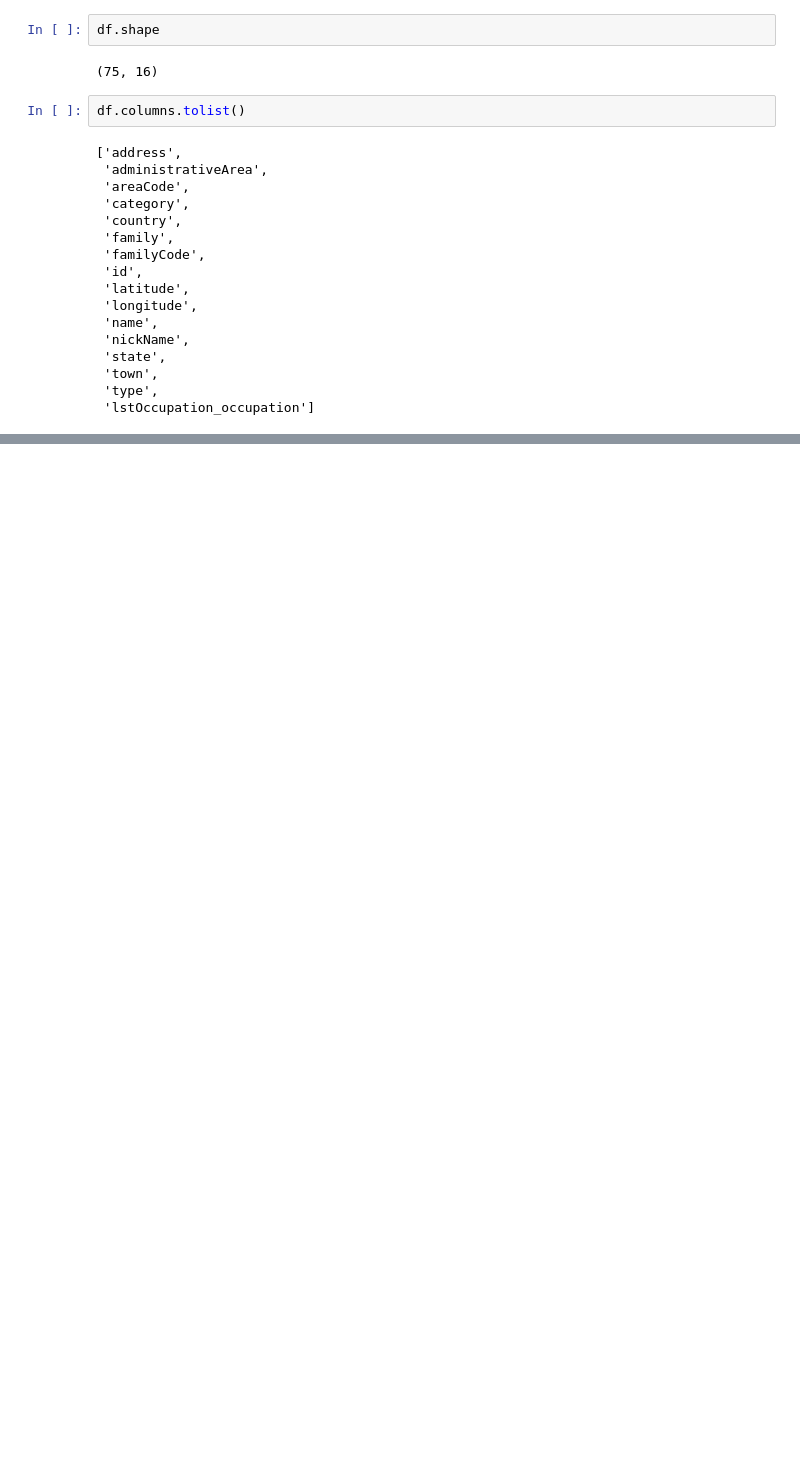
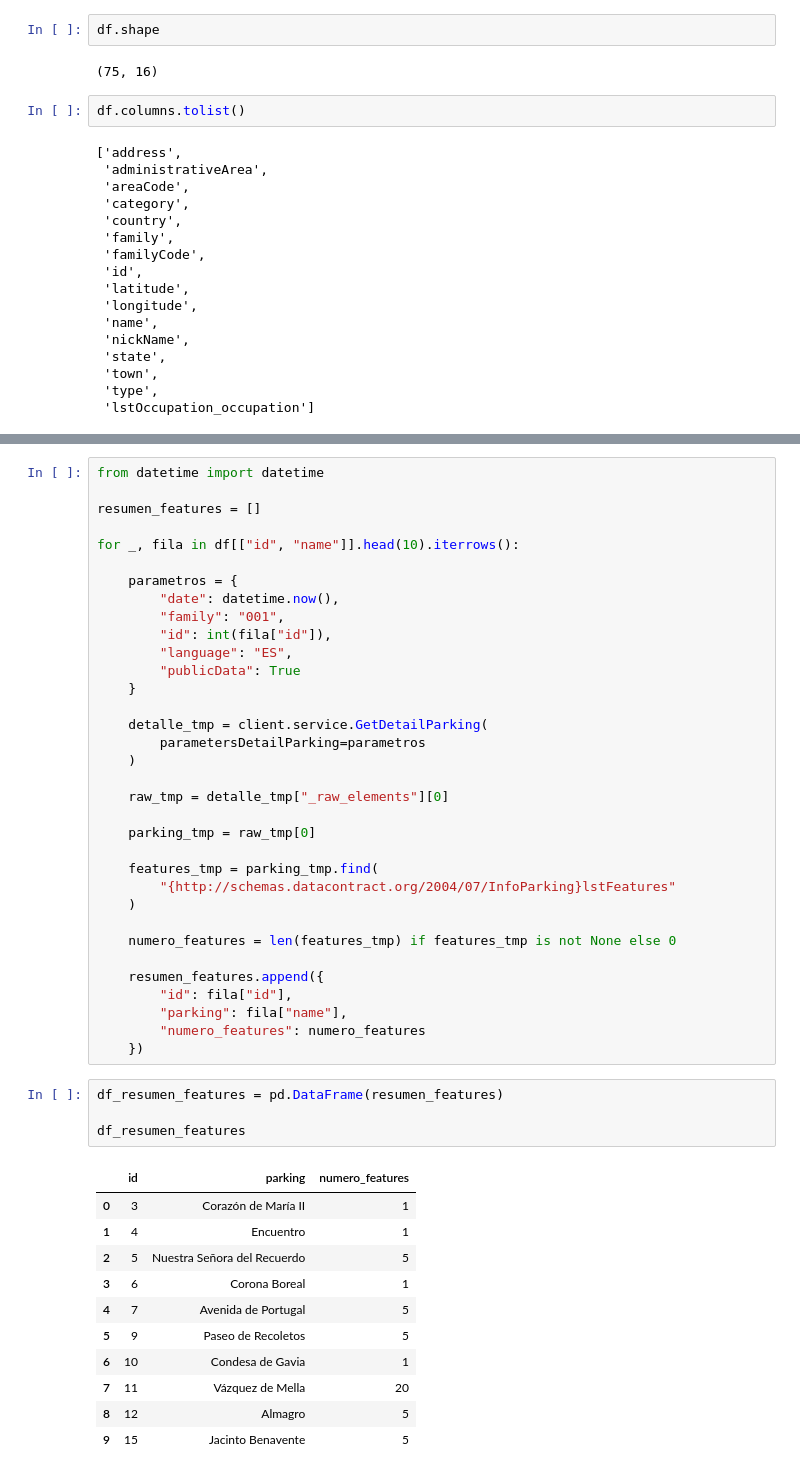
Before and after one commit to contactodiegovega/Trafico-Madrid, a Jupyter notebook: parking.ipynb, the cells around one changed output, grey strips where cells are left out. Drawn from its saved outputs; the diff is of its cells as text; blank space fills up the shorter version.

```diff
--- a/parking.ipynb
+++ b/parking.ipynb
@@ -142,0 +413,50 @@ df.columns.tolist()
+# %%
+from datetime import datetime
+
+resumen_features = []
+
+for _, fila in df[["id", "name"]].head(10).iterrows():
+
+    parametros = {
+        "date": datetime.now(),
+        "family": "001",
+        "id": int(fila["id"]),
+        "language": "ES",
+        "publicData": True
+    }
+
+    detalle_tmp = client.service.GetDetailParking(
+        parametersDetailParking=parametros
+    )
+
+    raw_tmp = detalle_tmp["_raw_elements"][0]
+
+    parking_tmp = raw_tmp[0]
+
+    features_tmp = parking_tmp.find(
+        "{http://schemas.datacontract.org/2004/07/InfoParking}lstFeatures"
+    )
+
+    numero_features = len(features_tmp) if features_tmp is not None else 0
+
+    resumen_features.append({
+        "id": fila["id"],
+        "parking": fila["name"],
+        "numero_features": numero_features
+    })
+# %%
+df_resumen_features = pd.DataFrame(resumen_features)
+
+df_resumen_features
+# %% [output]
+|  | id | parking | numero_features |
+| 0 | 3 | Corazón de María II | 1 |
+| 1 | 4 | Encuentro | 1 |
+| 2 | 5 | Nuestra Señora del Recuerdo | 5 |
+| 3 | 6 | Corona Boreal | 1 |
+| 4 | 7 | Avenida de Portugal | 5 |
+| 5 | 9 | Paseo de Recoletos | 5 |
+| 6 | 10 | Condesa de Gavia | 1 |
+| 7 | 11 | Vázquez de Mella | 20 |
+| 8 | 12 | Almagro | 5 |
+| 9 | 15 | Jacinto Benavente | 5 |
```
Also changed, not shown: parts of 17 cells of this notebook.
